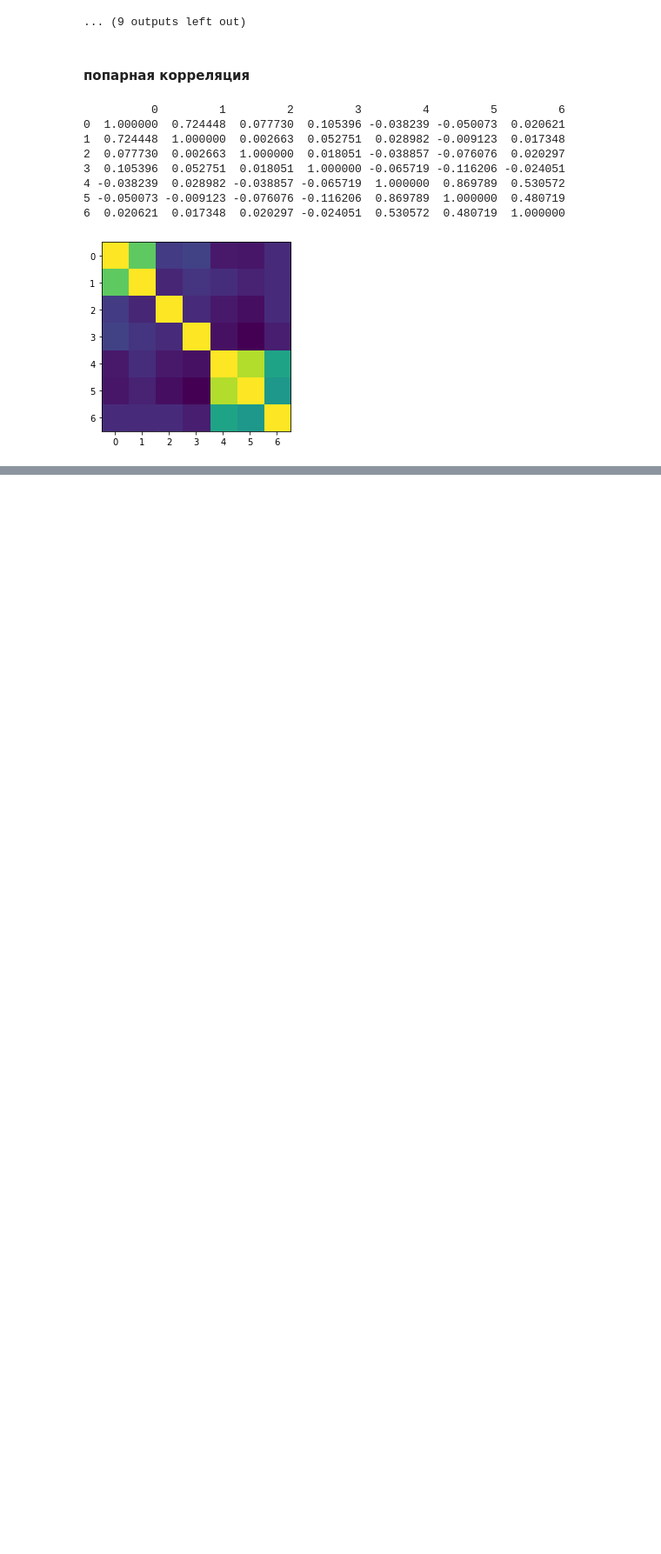
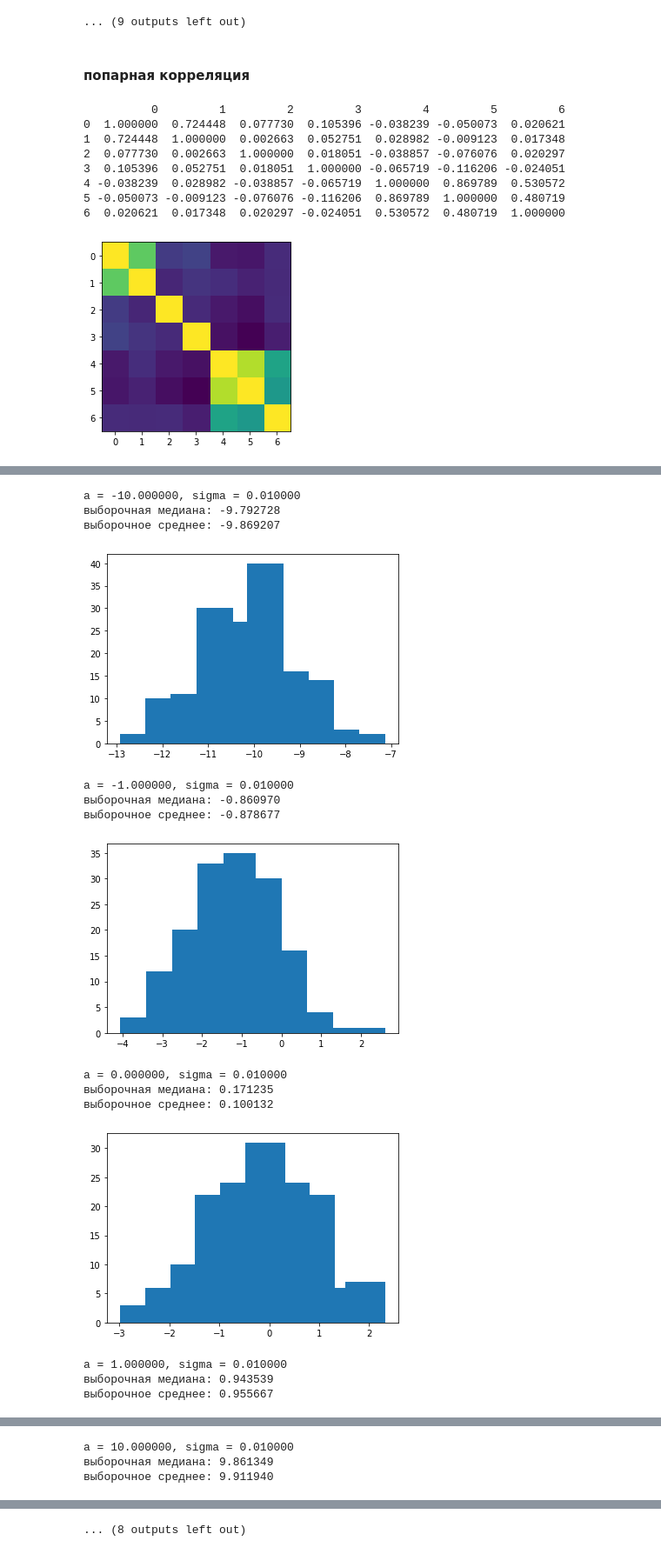
Before and after one commit to yegorov-boris/ib_stat, a Jupyter notebook: mhw1.ipynb, the cells around one changed output, grey strips where cells are left out. Shown: that part at 87% size. Drawn from its saved outputs; the diff is of its cells as text; code cells hidden in the pictures; blank space fills up the shorter version.

```diff
--- a/mhw1.ipynb
+++ b/mhw1.ipynb
@@ -116,0 +200,26 @@ plt.close(fig)
+# %%
+for a in [-10, -1, 0, 1, 10]:
+    s0 = np.random.normal(a, 1, 150)
+    s1 = np.random.normal(a + 5*sigma, 1, 5)
+    model_norm(np.concatenate((s0, s1)))
+
+for sigma in [0.01, 0.1, 1, 10, 100]:
+    s0 = np.random.normal(0, sigma, 150)
+    s1 = np.random.normal(5*sigma, sigma, 5)
+    model_norm(np.concatenate((s0, s1)))
+# %% [output]
+a = -10.000000, sigma = 0.010000
+выборочная медиана: -9.792728
+выборочное среднее: -9.869207
+[figure, added]
+a = -1.000000, sigma = 0.010000
+выборочная медиана: -0.860970
+выборочное среднее: -0.878677
+[figure, added]
+a = 0.000000, sigma = 0.010000
+выборочная медиана: 0.171235
+выборочное среднее: 0.100132
+[figure, added]
+a = 1.000000, sigma = 0.010000
+выборочная медиана: 0.943539
+выборочное среднее: 0.955667
@@ -116,0 +227,3 @@ plt.close(fig)
+a = 10.000000, sigma = 0.010000
+выборочная медиана: 9.861349
+выборочное среднее: 9.911940
@@ -116,0 +235 @@ plt.close(fig)
+... (8 outputs left out)
```
Also changed, not shown: parts of 19 cells of this notebook.
